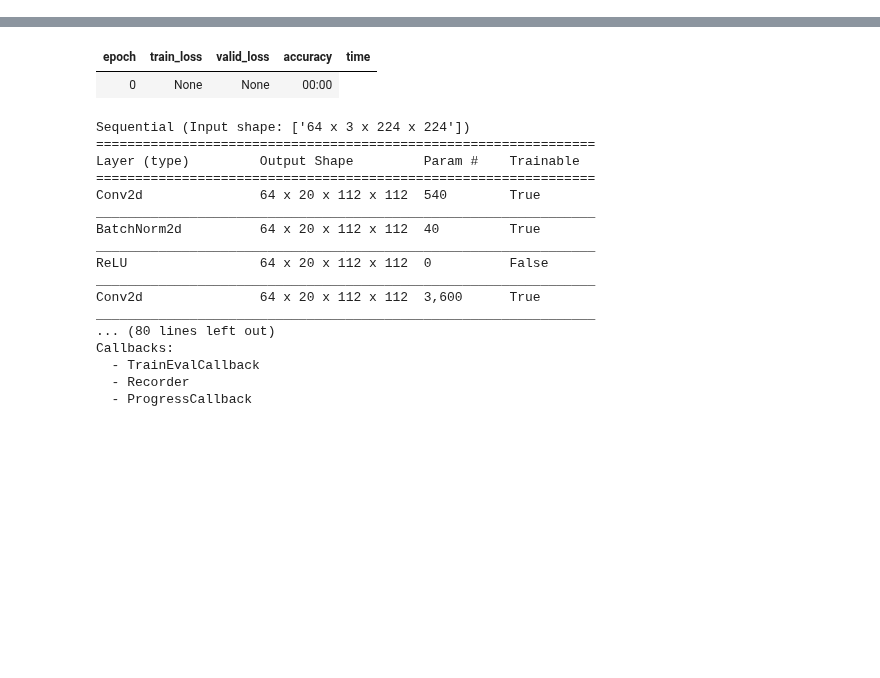
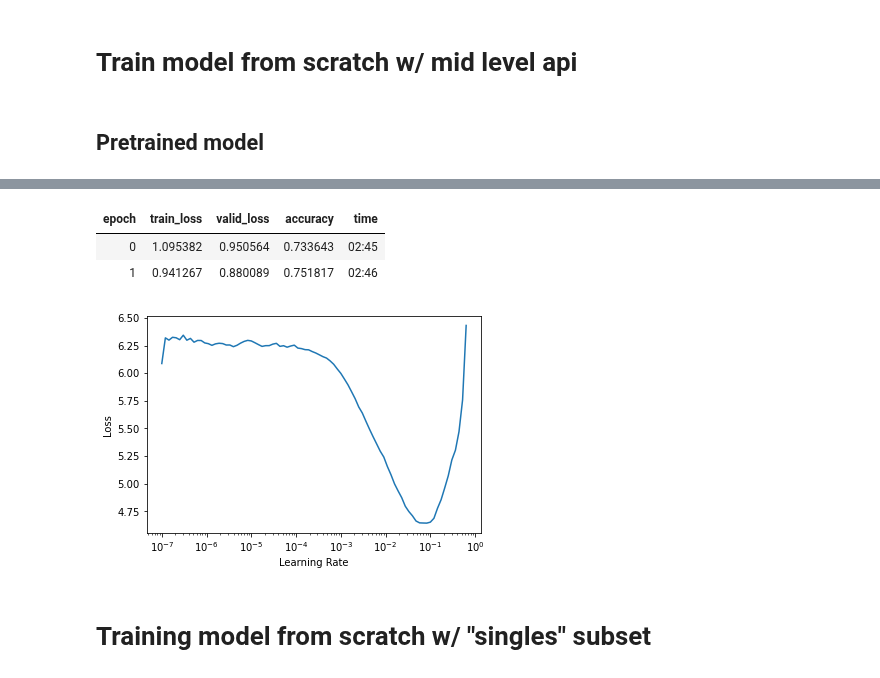
Before and after one commit to mccallion/rory, a Jupyter notebook: _20200923_coco_using_mid_level_api.ipynb, the cells around one changed output, grey strips where cells are left out. Drawn from its saved outputs; the diff is of its cells as text; code cells hidden in the pictures; blank space fills up the shorter version.

```diff
--- a/_20200923_coco_using_mid_level_api.ipynb
+++ b/_20200923_coco_using_mid_level_api.ipynb
@@ -56,0 +4,2 @@ x,y = dls.one_batch(); x.shape, y.shape
+# %% [markdown]
+# Train model from scratch w/ mid level api
@@ -56,0 +74,8 @@ x,y = dls.one_batch(); x.shape, y.shape
+# %% [markdown]
+## Pretrained model
+# %%
+### Model & Train ###
+learn = cnn_learner(dls, resnet34, metrics=accuracy)
+lr_min, lr_steep = learn.lr_find()
+learn.fit_one_cycle(2, lr=lr_min) # trained in 5min 43s; acc = .752
+# %% [output]
@@ -57 +83,7 @@ x,y = dls.one_batch(); x.shape, y.shape
+| epoch | train_loss | valid_loss | accuracy | time |
+| 0 | 1.095382 | 0.950564 | 0.733643 | 02:45 |
+| 1 | 0.941267 | 0.880089 | 0.751817 | 02:46 |
+[figure, added]
+# %% [markdown]
+# Training model from scratch w/ "singles" subset
 # %%
@@ -79,24 +149,0 @@ learn = Learner(dls, mod, metrics=accuracy)
-# %%
-learn.summary()
-# 3 x 224 x 224  = 150,528
-# 20 x 112 x 112 = 250,880
-# %% [output]
-| epoch | train_loss | valid_loss | accuracy | time |
-| 0 | None | None | 00:00 |
-Sequential (Input shape: ['64 x 3 x 224 x 224'])
-================================================================
-Layer (type)         Output Shape         Param #    Trainable
-================================================================
-Conv2d               64 x 20 x 112 x 112  540        True
-________________________________________________________________
-BatchNorm2d          64 x 20 x 112 x 112  40         True
-________________________________________________________________
-ReLU                 64 x 20 x 112 x 112  0          False
-________________________________________________________________
-Conv2d               64 x 20 x 112 x 112  3,600      True
-________________________________________________________________
-... (80 lines left out)
-Callbacks:
-  - TrainEvalCallback
-  - Recorder
-  - ProgressCallback
```
Also changed, not shown: parts of 16 cells of this notebook, 1 other file.
